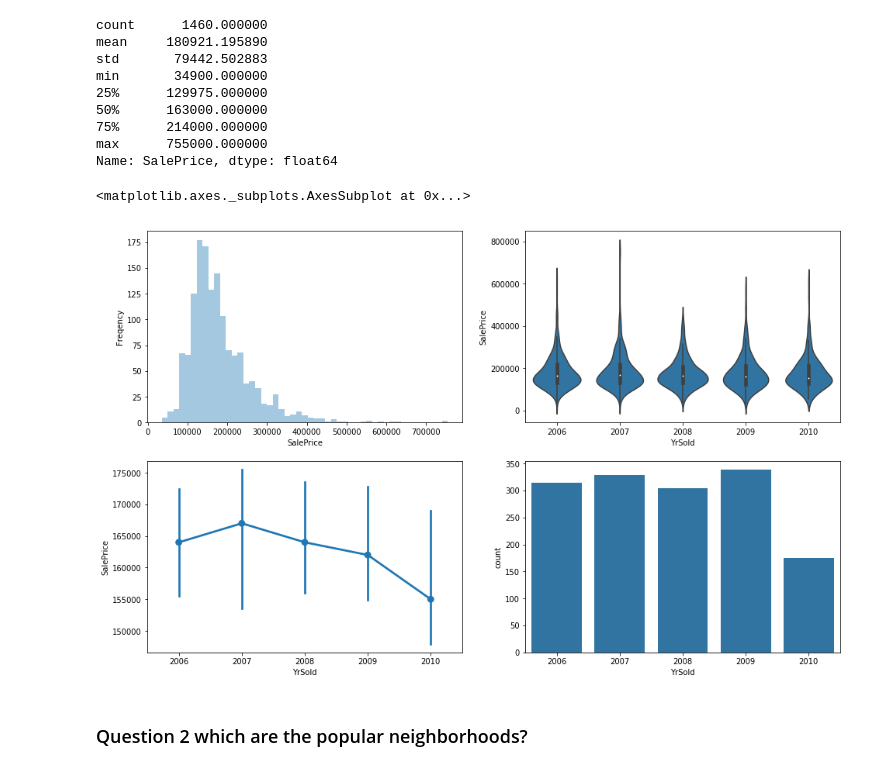
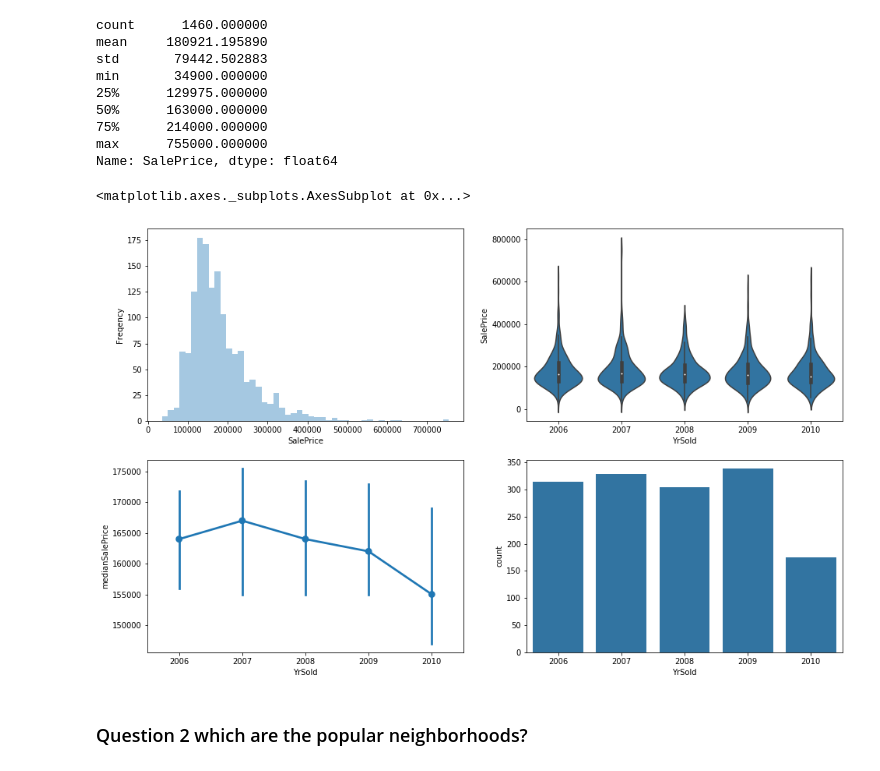
Before and after one commit to yeti46g/PORTFOLIO_blogProject, a Jupyter notebook: blogNotebook.ipynb, the cells around one changed output. Drawn from its saved outputs; the diff is of its cells as text; code cells hidden in the pictures.

```diff
--- a/blogNotebook.ipynb
+++ b/blogNotebook.ipynb
@@ -54,19 +54,20 @@ Name: SalePrice, dtype: float64
 # %%
 plt.figure(figsize=(16,10))
 plt.subplot(221)
 sns.distplot(data.SalePrice,kde=False)
 plt.ylabel("Freqency")
 plt.subplot(222)
 base_color = sns.color_palette()[0]
 sns.violinplot(data=data,x="YrSold",y='SalePrice',color=base_color)
 plt.subplot(223)
 from numpy import median
 sns.pointplot(data=data,x="YrSold",y='SalePrice',estimator=median)
+plt.ylabel("medianSalePrice")
 plt.subplot(224)
 sns.countplot(data.YrSold,color=base_color)
 # %% [output]
 <matplotlib.axes._subplots.AxesSubplot at 0x...>
-[figure, old version]
+[figure, new version]
 # %% [markdown]
 ### Question 2 which are the popular neighborhoods?
 # %%
```
Also changed, not shown: parts of 1 cell of this notebook.
